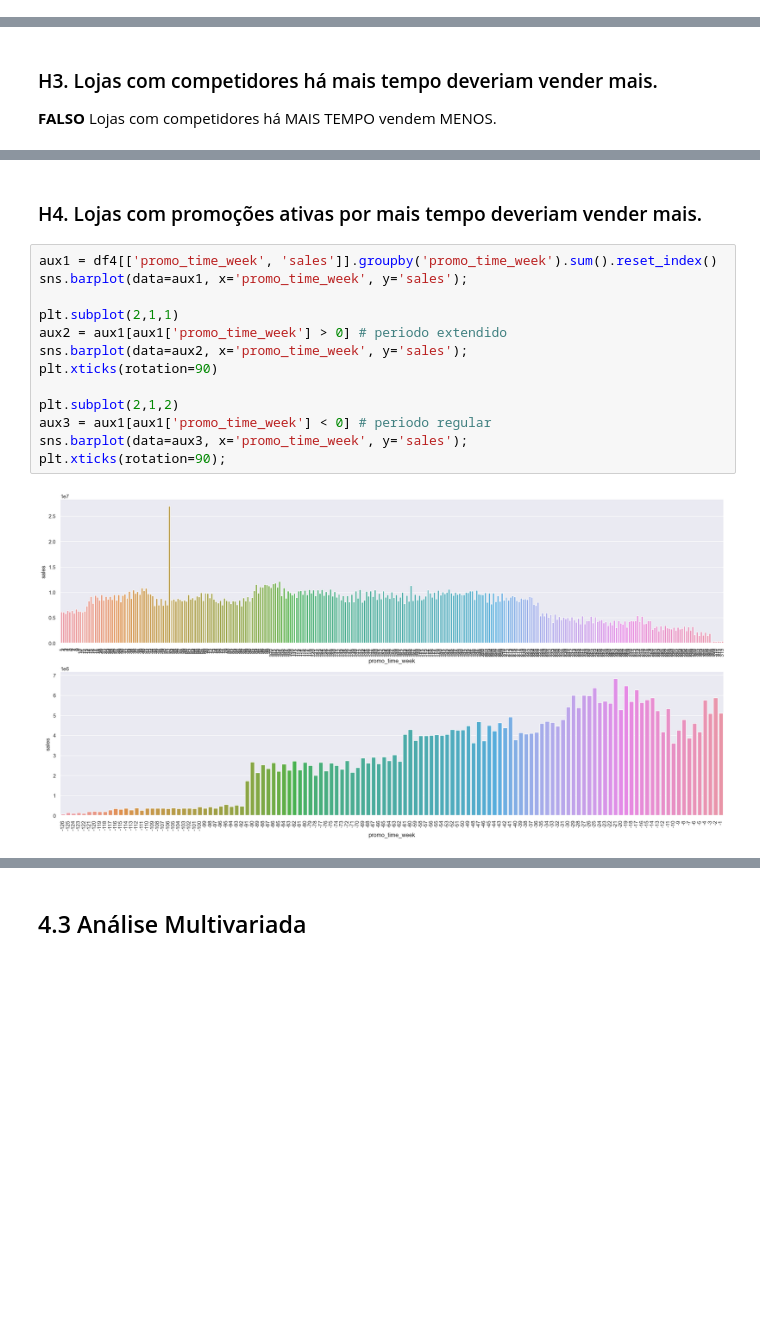
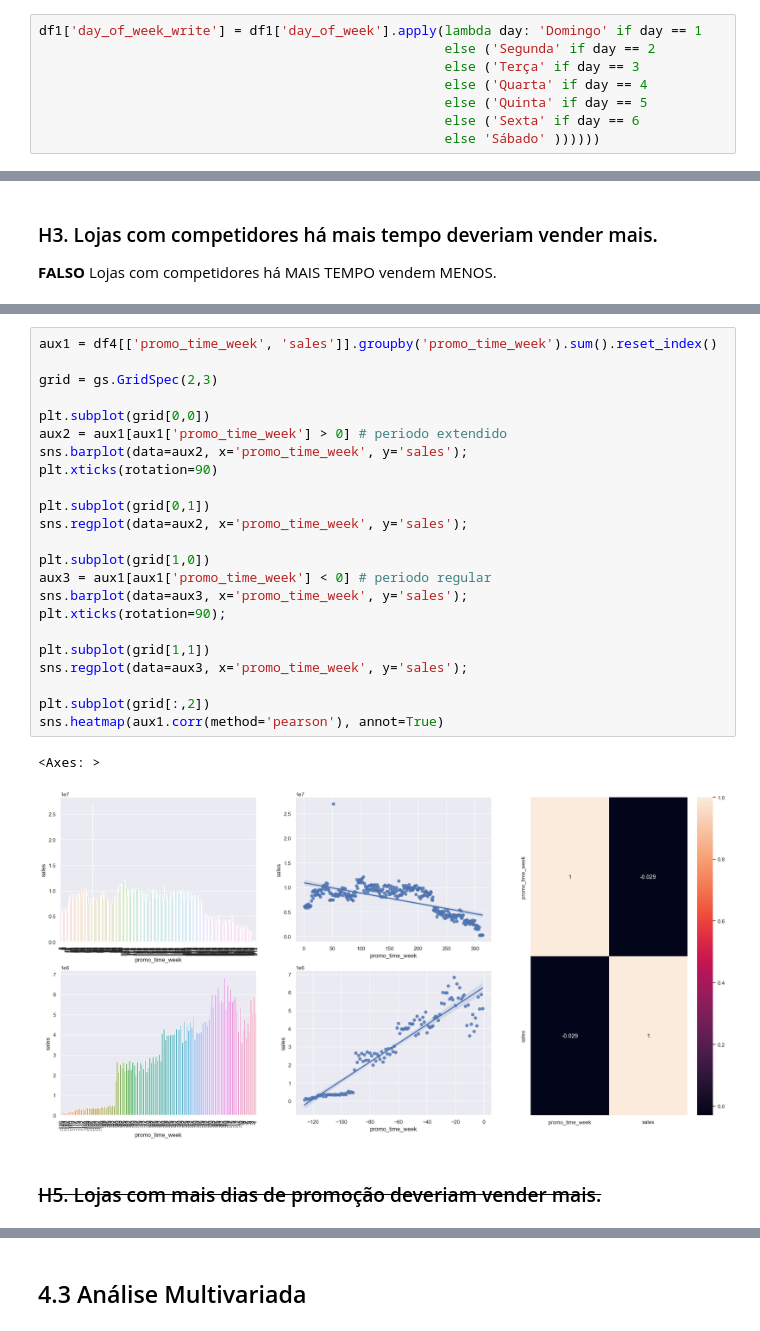
Before and after one commit to garritanoo/ds_producao, a Jupyter notebook: notebooks/04_analise_exploratoria_dados.ipynb, the cells around one changed output, grey strips where cells are left out. Saved outputs shown, nothing was run; the diff lists cells and outputs as text; blank space fills up the shorter version.

```diff
--- a/notebooks/04_analise_exploratoria_dados.ipynb
+++ b/notebooks/04_analise_exploratoria_dados.ipynb
@@ -84,3 +121,11 @@ df1.columns = cols_new
+# %%
+df1['day_of_week_write'] = df1['day_of_week'].apply(lambda day: 'Domingo' if day == 1
+                                                    else ('Segunda' if day == 2
+                                                    else ('Terça' if day == 3
+                                                    else ('Quarta' if day == 4
+                                                    else ('Quinta' if day == 5
+                                                    else ('Sexta' if day == 6
+                                                    else 'Sábado' ))))))
 # %% [markdown]
 ### 1.3.2 Dimensão dos dados
 # %%
@@ -501,18 +551,29 @@ x = sns.heatmap(aux1[['competition_distance', 'sales']].corr(method='pearson'),
+# %%
+aux1 = df4[['promo_time_week', 'sales']].groupby('promo_time_week').sum().reset_index()
+
+grid = gs.GridSpec(2,3)
+
+plt.subplot(grid[0,0])
+aux2 = aux1[aux1['promo_time_week'] > 0] # periodo extendido
+sns.barplot(data=aux2, x='promo_time_week', y='sales');
+plt.xticks(rotation=90)
+
+plt.subplot(grid[0,1])
+sns.regplot(data=aux2, x='promo_time_week', y='sales');
+
+plt.subplot(grid[1,0])
+aux3 = aux1[aux1['promo_time_week'] < 0] # periodo regular
+sns.barplot(data=aux3, x='promo_time_week', y='sales');
+plt.xticks(rotation=90);
+
+plt.subplot(grid[1,1])
+sns.regplot(data=aux3, x='promo_time_week', y='sales');
+
+plt.subplot(grid[:,2])
+sns.heatmap(aux1.corr(method='pearson'), annot=True)
+# %% [output]
+<Axes: >
+[figure, added]
 # %% [markdown]
-### H4. Lojas com promoções ativas por mais tempo deveriam vender mais.
+### <s>H5. Lojas com mais dias de promoção deveriam vender mais.</s>
-# %%
-aux1 = df4[['promo_time_week', 'sales']].groupby('promo_time_week').sum().reset_index()
-sns.barplot(data=aux1, x='promo_time_week', y='sales');
-
-plt.subplot(2,1,1)
-aux2 = aux1[aux1['promo_time_week'] > 0] # periodo extendido
-sns.barplot(data=aux2, x='promo_time_week', y='sales');
-plt.xticks(rotation=90)
-
-plt.subplot(2,1,2)
-aux3 = aux1[aux1['promo_time_week'] < 0] # periodo regular
-sns.barplot(data=aux3, x='promo_time_week', y='sales');
-plt.xticks(rotation=90);
-# %% [output]
-[figure, removed]
 # %% [markdown]
```
Also changed, not shown: parts of 42 cells of this notebook.
